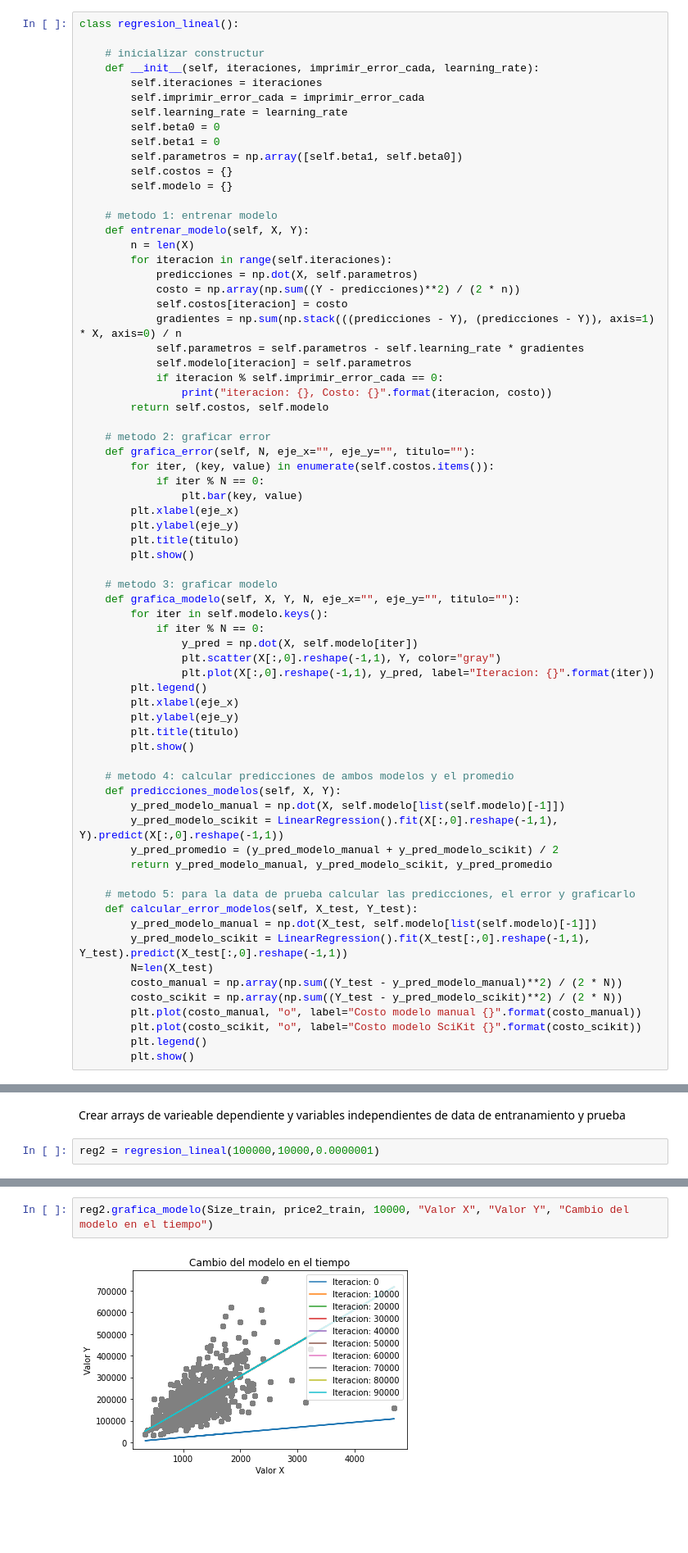
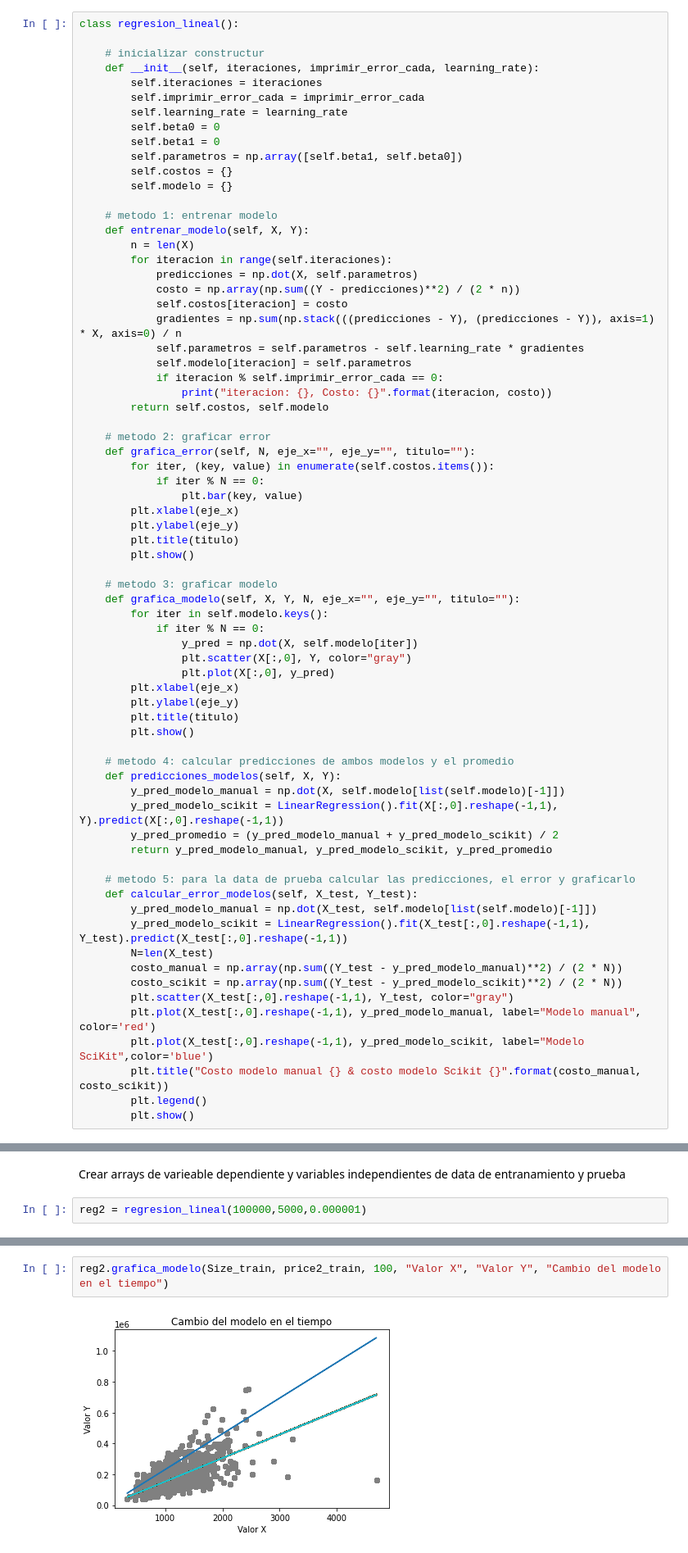
Before and after one commit to renatocoronado/proyecto1, a Jupyter notebook: proyecto_1.ipynb, the cells around one changed output, grey strips where cells are left out. Shown at 82% size. Cells and saved outputs as stored; diff of their text form; blank space fills up the shorter version.

```diff
--- a/proyecto_1.ipynb
+++ b/proyecto_1.ipynb
@@ -378,9 +285,8 @@ class regresion_lineal():
         for iter in self.modelo.keys():
             if iter % N == 0:
                 y_pred = np.dot(X, self.modelo[iter])
-                plt.scatter(X[:,0].reshape(-1,1), Y, color="gray")
-                plt.plot(X[:,0].reshape(-1,1), y_pred, label="Iteracion: {}".format(iter))
-        plt.legend()
+                plt.scatter(X[:,0], Y, color="gray")
+                plt.plot(X[:,0], y_pred)
         plt.xlabel(eje_x)
         plt.ylabel(eje_y)
         plt.title(titulo)
@@ -400,8 +306,10 @@ class regresion_lineal():
         N=len(X_test)
         costo_manual = np.array(np.sum((Y_test - y_pred_modelo_manual)**2) / (2 * N))
         costo_scikit = np.array(np.sum((Y_test - y_pred_modelo_scikit)**2) / (2 * N))
-        plt.plot(costo_manual, "o", label="Costo modelo manual {}".format(costo_manual))
-        plt.plot(costo_scikit, "o", label="Costo modelo SciKit {}".format(costo_scikit))
+        plt.scatter(X_test[:,0].reshape(-1,1), Y_test, color="gray")
+        plt.plot(X_test[:,0].reshape(-1,1), y_pred_modelo_manual, label="Modelo manual", color='red')
+        plt.plot(X_test[:,0].reshape(-1,1), y_pred_modelo_scikit, label="Modelo SciKit",color='blue')
+        plt.title("Costo modelo manual {} & costo modelo Scikit {}".format(costo_manual, costo_scikit))
         plt.legend()
         plt.show()
 # %% [markdown]
@@ -464,7 +381,7 @@ Llamar metètodos para ejecutar los pasos de la funciòn en la data de variable
 # %% [markdown]
 Crear arrays de varieable dependiente y variables independientes de data de entranamiento y prueba
 # %%
-reg2 = regresion_lineal(100000,10000,0.0000001)
+reg2 = regresion_lineal(100000,5000,0.000001)
 # %%
 reg2.entrenar_modelo(Size_train, price2_train)
 # %% [output]
@@ -502,7 +429,7 @@ reg2.grafica_error(100, "iteracion", "costo", "Cambio del costo en el tiempo")
 # %%
-reg2.grafica_modelo(Size_train, price2_train, 10000, "Valor X", "Valor Y", "Cambio del modelo en el tiempo")
+reg2.grafica_modelo(Size_train, price2_train, 100, "Valor X", "Valor Y", "Cambio del modelo en el tiempo")
 # %% [output]
-[figure, old version]
+[figure, new version]
 # %%
 reg2.predicciones_modelos(Size_train, price2_train)
 # %% [output]
```
Also changed, not shown: parts of 29 cells of this notebook.
